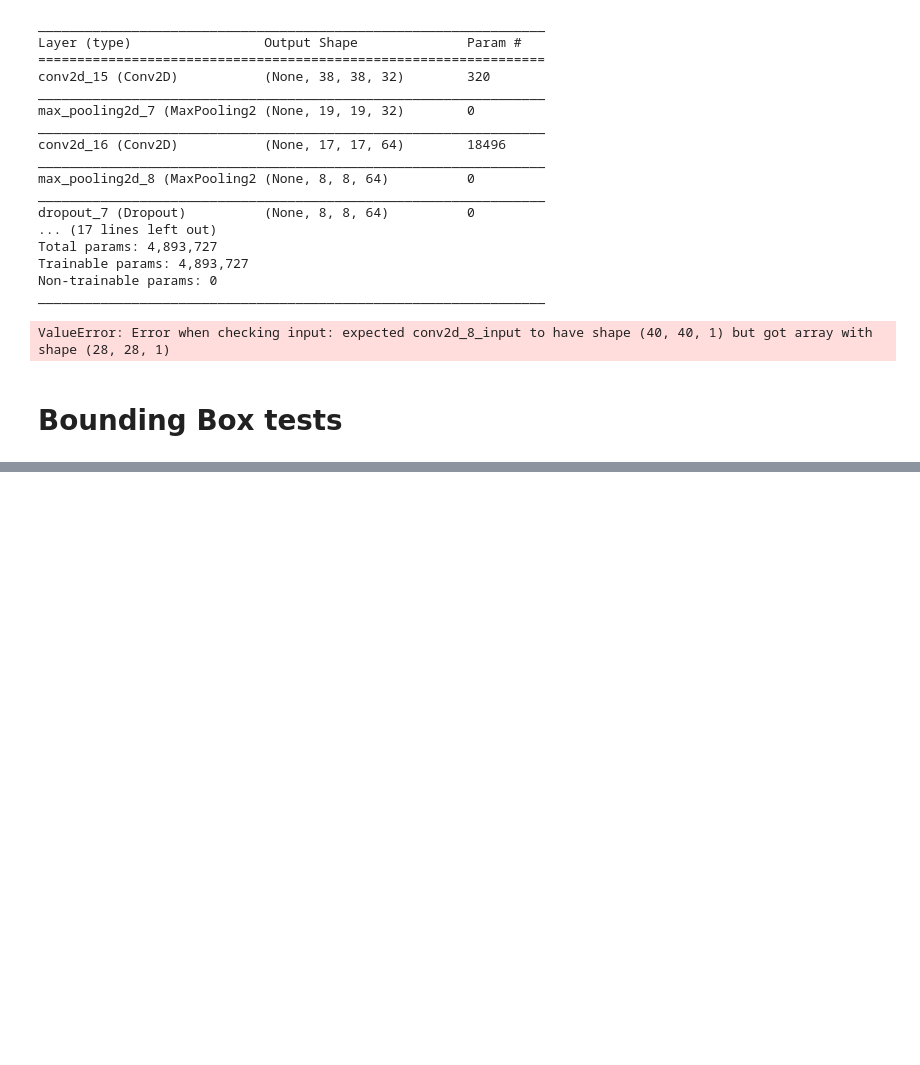
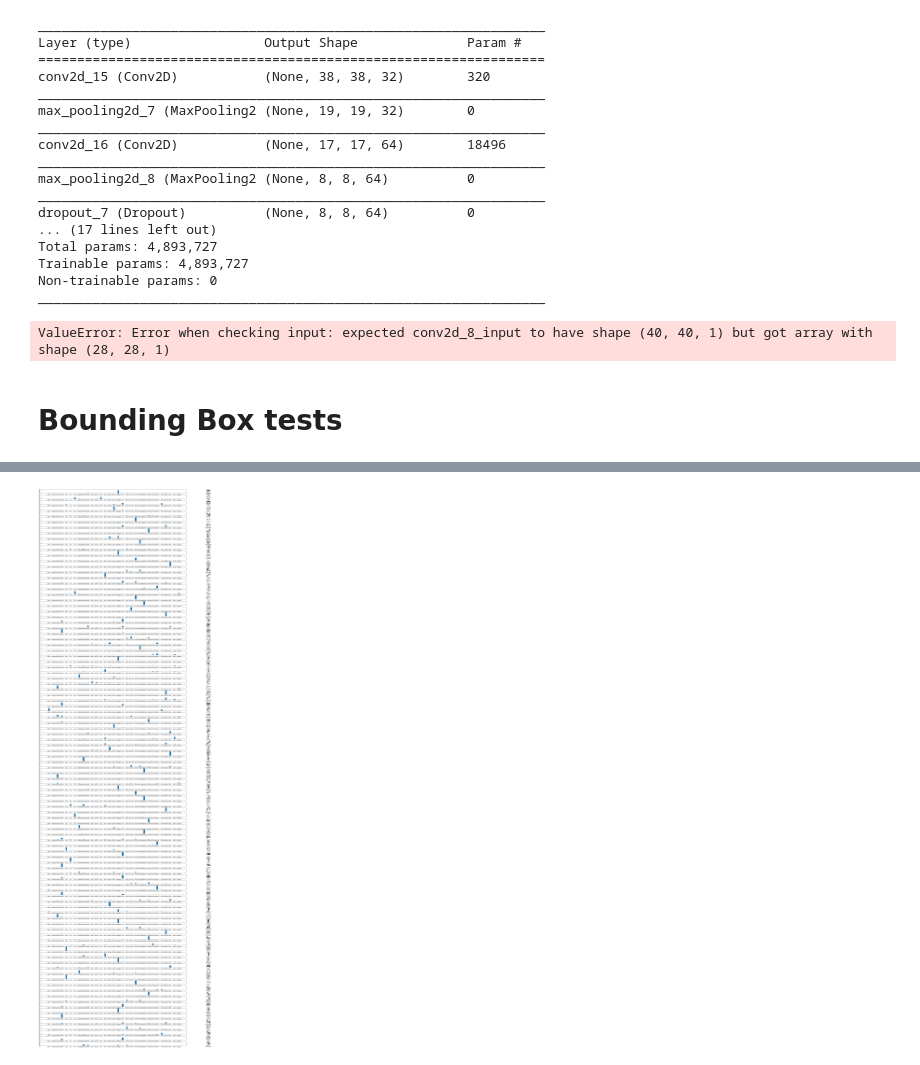
Before and after one commit to pierreTklein/robust2notation, a Jupyter notebook: CNN.ipynb, the cells around one changed output, grey strips where cells are left out. Saved outputs shown, nothing was run; the diff lists cells and outputs as text; code cells hidden in the pictures; blank space fills up the shorter version.

```diff
--- a/CNN.ipynb
+++ b/CNN.ipynb
@@ -717,0 +777,8 @@ Epoch 14/40
+# %%
+model1_bb_WithLoss = createModel1WithLoss()
+history = model1_bb_WithLoss.fit(X_train_bb, y_train_bb,
+          batch_size=batch_size,
+          epochs=epochs,
+          verbose=1,
+          validation_data=(X_val_bb, y_val_bb))
+score = model1_bb_WithLoss.evaluate(X_test_bb, y_test_bb, verbose=0)
@@ -717,0 +809,6 @@ Epoch 14/40
+# %%
+model1_bb_WithLoss.fit(X_train_bb, y_train_bb,
+          batch_size=batch_size,
+          epochs=epochs,
+          verbose=1,
+          validation_data=(X_val_bb, y_val_bb))
@@ -717,0 +834,9 @@ Epoch 14/40
+# %%
+kaggle_predictions_boundingbox = model1_bb_WithLoss.predict(X_kaggle_bb)
+ts = time.time()
+timestamp = int(ts)
+savePredictions('./models/model1_boundingbox_L2/prediction_'+ str(timestamp) + '_' + str(score[1]) + '.csv', kaggle_predictions_boundingbox)
+# %%
+visualizePredictions(X_kaggle_bb,kaggle_predictions_boundingbox, start = 0, end = 100)
+# %% [output]
+[figure, added]
```
Also changed, not shown: parts of 19 cells of this notebook, 1 other file.
